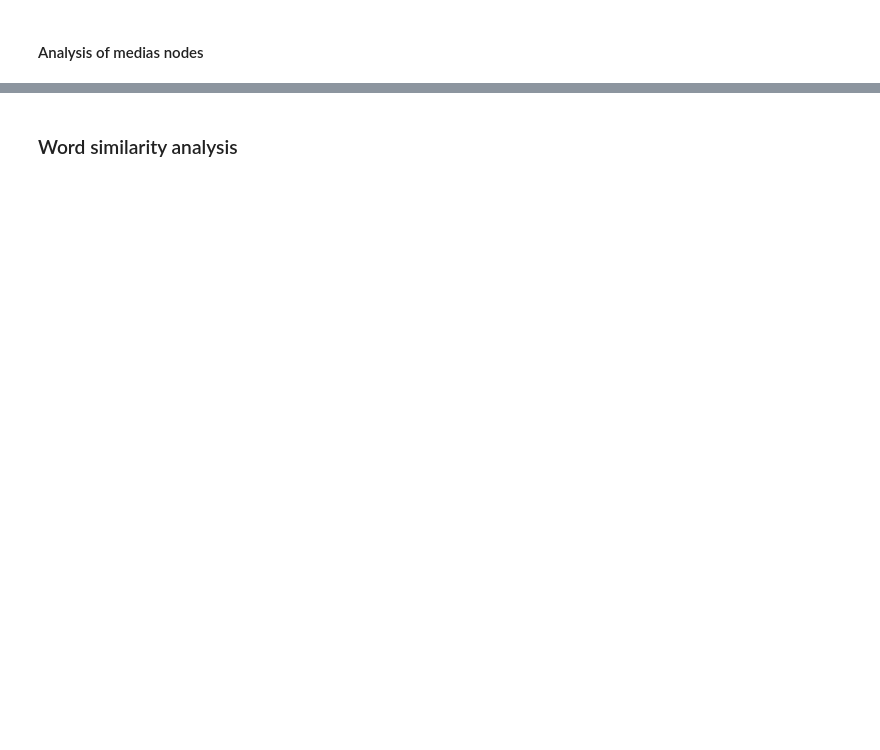
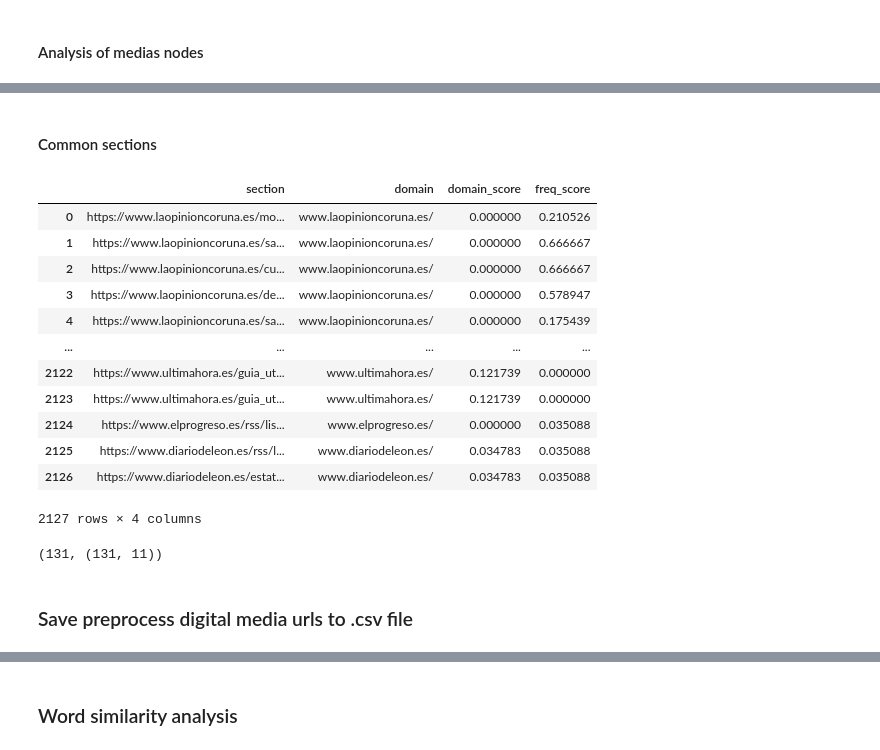
Before and after one commit to Marlup/Expected-news, a Jupyter notebook: testing/media-data-extraction/Medias url preprocessing before scrapping and loading.ipynb, the cells around one changed output, grey strips where cells are left out. Drawn from its saved outputs; the diff is of its cells as text; code cells hidden in the pictures; blank space fills up the shorter version.

```diff
--- a/testing/media-data-extraction/Medias url preprocessing before scrapping and loading.ipynb
+++ b/testing/media-data-extraction/Medias url preprocessing before scrapping and loading.ipynb
@@ -449,3 +432,51 @@ final_section_urls
+# %% [markdown]
+#### Common sections
+# %%
+columns_to_save = [
+    "section",
+    "domain",
+    "Overall",
+    "freq_score"
+]
+
+sections_with_score = pd.merge(section_urls,
+                               media_ranks,
+                               how="inner",
+                               left_on="temp_domain",
+                               right_on="Domain")[columns_to_save] \
+                        .rename(columns={"Overall": "domain_score"})
+
+sections_with_score["domain_score"] = (sections_with_score.domain_score - sections_with_score.domain_score.min()) / \
+                                    (sections_with_score.domain_score.max() - sections_with_score.domain_score.min())
+
+sections_without_score = pd.merge(section_urls,
+                                  media_ranks,
+                                  how="right",
+                                  left_on="temp_domain",
+                                  right_on="Domain") \
+                           .rename(columns={"Overall": "score"})
+sections_with_score
+# %% [output]
+|  | section | domain | domain_score | freq_score |
+| 0 | https://www.laopinioncoruna.es/mo... | www.laopinioncoruna.es/ | 0.000000 | 0.210526 |
+| 1 | https://www.laopinioncoruna.es/sa... | www.laopinioncoruna.es/ | 0.000000 | 0.666667 |
+| 2 | https://www.laopinioncoruna.es/cu... | www.laopinioncoruna.es/ | 0.000000 | 0.666667 |
+| 3 | https://www.laopinioncoruna.es/de... | www.laopinioncoruna.es/ | 0.000000 | 0.578947 |
+| 4 | https://www.laopinioncoruna.es/sa... | www.laopinioncoruna.es/ | 0.000000 | 0.175439 |
+| ... | ... | ... | ... | ... |
+| 2122 | https://www.ultimahora.es/guia_ut... | www.ultimahora.es/ | 0.121739 | 0.000000 |
+| 2123 | https://www.ultimahora.es/guia_ut... | www.ultimahora.es/ | 0.121739 | 0.000000 |
+| 2124 | https://www.elprogreso.es/rss/lis... | www.elprogreso.es/ | 0.000000 | 0.035088 |
+| 2125 | https://www.diariodeleon.es/rss/l... | www.diariodeleon.es/ | 0.034783 | 0.035088 |
+| 2126 | https://www.diariodeleon.es/estat... | www.diariodeleon.es/ | 0.034783 | 0.035088 |
+2127 rows × 4 columns
+# %%
+not_found_cases = sections_without_score[sections_without_score.isnull().any(axis=1)]
+not_found_cases.Domain.nunique(), not_found_cases.shape
+# %% [output]
+(131, (131, 11))
+# %% [markdown]
+### Save preprocess digital media urls to .csv file
 # %%
 files_section = glob.glob("../data/final_url_sections_v*.csv")
 if len(files_section) > 0:
```
Also changed, not shown: parts of 43 cells of this notebook, 41 other files.
